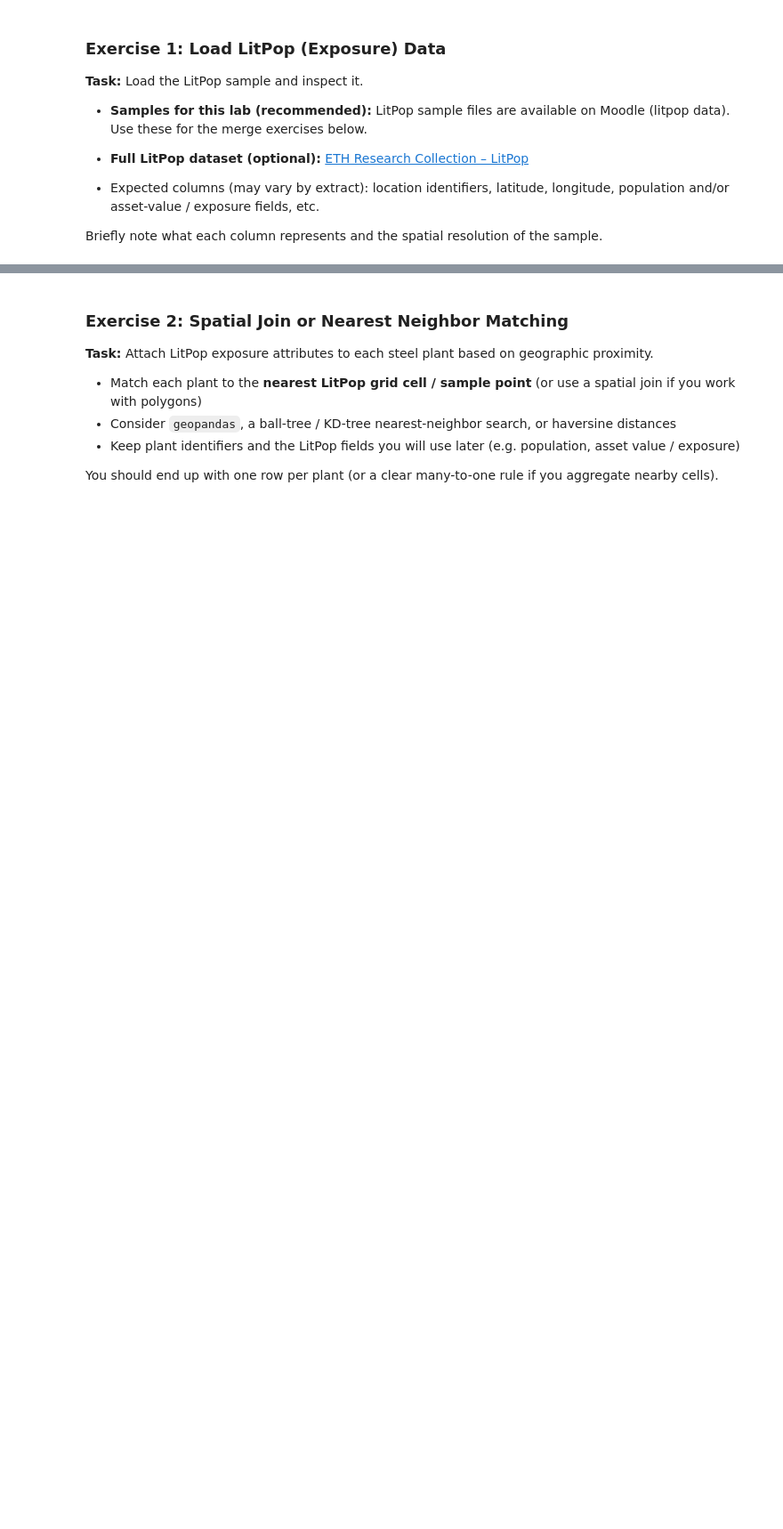
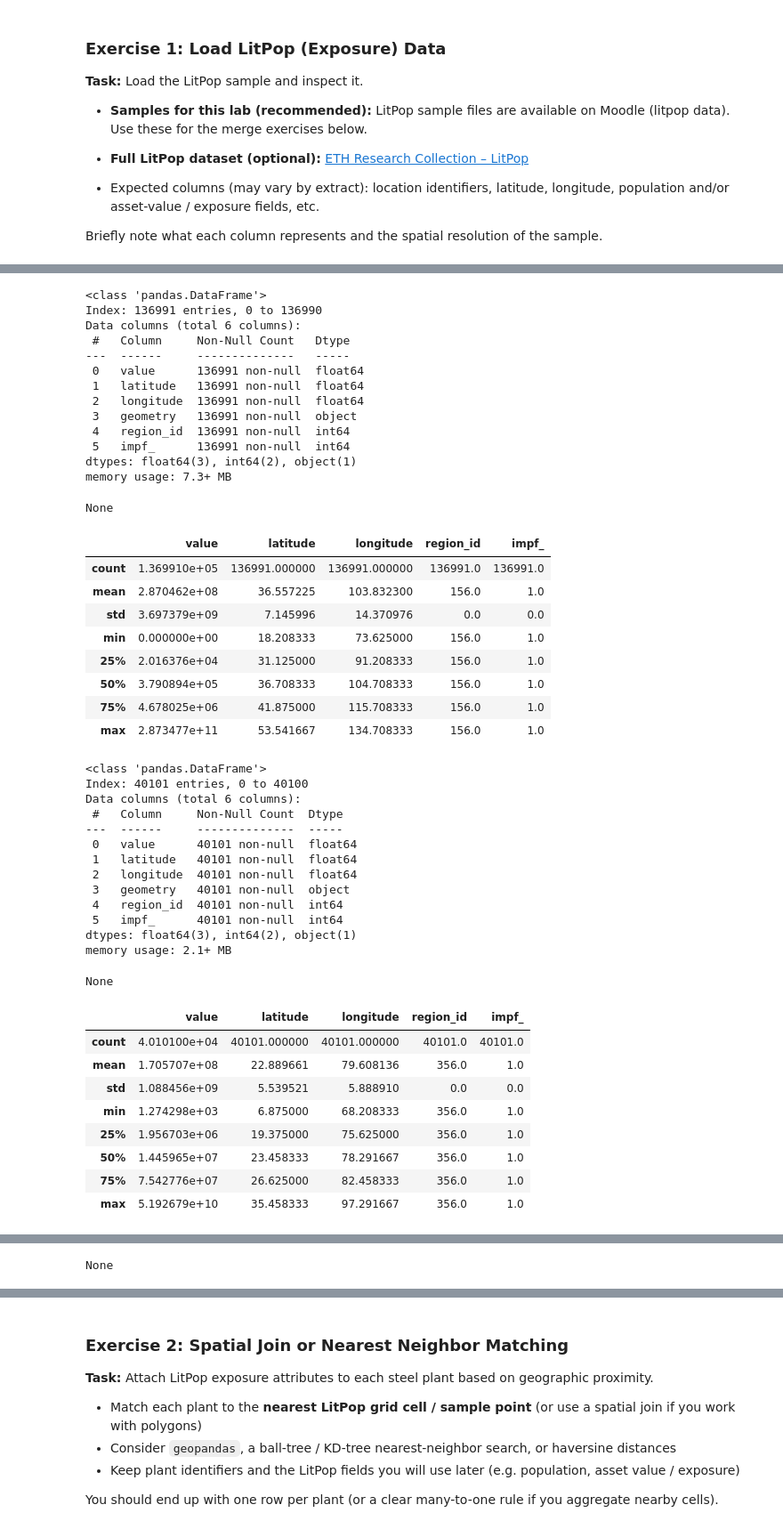
Before and after one commit to georgerieh/aidams-lab1-riekhakainen-montluc-destal, a Jupyter notebook: lab_1.ipynb, the cells around one changed output, grey strips where cells are left out. Shown at 89% size. Saved outputs shown, nothing was run; the diff lists cells and outputs as text; code cells hidden in the pictures; blank space fills up the shorter version.

```diff
--- a/lab_1.ipynb
+++ b/lab_1.ipynb
@@ -462,0 +480,51 @@ Briefly note what each column represents and the spatial resolution of the sampl
+# %%
+for i in [df_litpop_ch, df_litpop_in, df_litpop_jp]:
+    display(i.info())
+    display(i.describe())
+# %% [output]
+<class 'pandas.DataFrame'>
+Index: 136991 entries, 0 to 136990
+Data columns (total 6 columns):
+ #   Column     Non-Null Count   Dtype
+---  ------     --------------   -----
+ 0   value      136991 non-null  float64
+ 1   latitude   136991 non-null  float64
+ 2   longitude  136991 non-null  float64
+ 3   geometry   136991 non-null  object
+ 4   region_id  136991 non-null  int64
+ 5   impf_      136991 non-null  int64
+dtypes: float64(3), int64(2), object(1)
+memory usage: 7.3+ MB
+None
+|  | value | latitude | longitude | region_id | impf_ |
+| count | 1.369910e+05 | 136991.000000 | 136991.000000 | 136991.0 | 136991.0 |
+| mean | 2.870462e+08 | 36.557225 | 103.832300 | 156.0 | 1.0 |
+| std | 3.697379e+09 | 7.145996 | 14.370976 | 0.0 | 0.0 |
+| min | 0.000000e+00 | 18.208333 | 73.625000 | 156.0 | 1.0 |
+| 25% | 2.016376e+04 | 31.125000 | 91.208333 | 156.0 | 1.0 |
+| 50% | 3.790894e+05 | 36.708333 | 104.708333 | 156.0 | 1.0 |
+| 75% | 4.678025e+06 | 41.875000 | 115.708333 | 156.0 | 1.0 |
+| max | 2.873477e+11 | 53.541667 | 134.708333 | 156.0 | 1.0 |
+<class 'pandas.DataFrame'>
+Index: 40101 entries, 0 to 40100
+Data columns (total 6 columns):
+ #   Column     Non-Null Count  Dtype
+---  ------     --------------  -----
+ 0   value      40101 non-null  float64
+ 1   latitude   40101 non-null  float64
+ 2   longitude  40101 non-null  float64
+ 3   geometry   40101 non-null  object
+ 4   region_id  40101 non-null  int64
+ 5   impf_      40101 non-null  int64
+dtypes: float64(3), int64(2), object(1)
+memory usage: 2.1+ MB
+None
+|  | value | latitude | longitude | region_id | impf_ |
+| count | 4.010100e+04 | 40101.000000 | 40101.000000 | 40101.0 | 40101.0 |
+| mean | 1.705707e+08 | 22.889661 | 79.608136 | 356.0 | 1.0 |
+| std | 1.088456e+09 | 5.539521 | 5.888910 | 0.0 | 0.0 |
+| min | 1.274298e+03 | 6.875000 | 68.208333 | 356.0 | 1.0 |
+| 25% | 1.956703e+06 | 19.375000 | 75.625000 | 356.0 | 1.0 |
+| 50% | 1.445965e+07 | 23.458333 | 78.291667 | 356.0 | 1.0 |
+| 75% | 7.542776e+07 | 26.625000 | 82.458333 | 356.0 | 1.0 |
+| max | 5.192679e+10 | 35.458333 | 97.291667 | 356.0 | 1.0 |
@@ -462,0 +544 @@ Briefly note what each column represents and the spatial resolution of the sampl
+None
```
Also changed, not shown: parts of 9 cells of this notebook, 2 other files.
